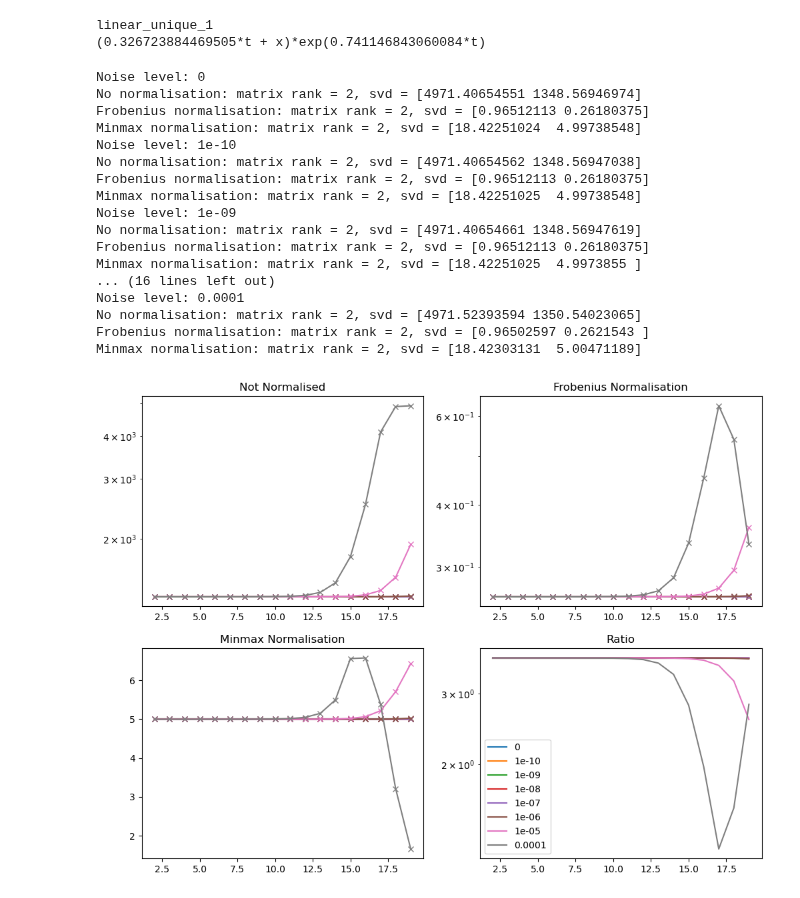
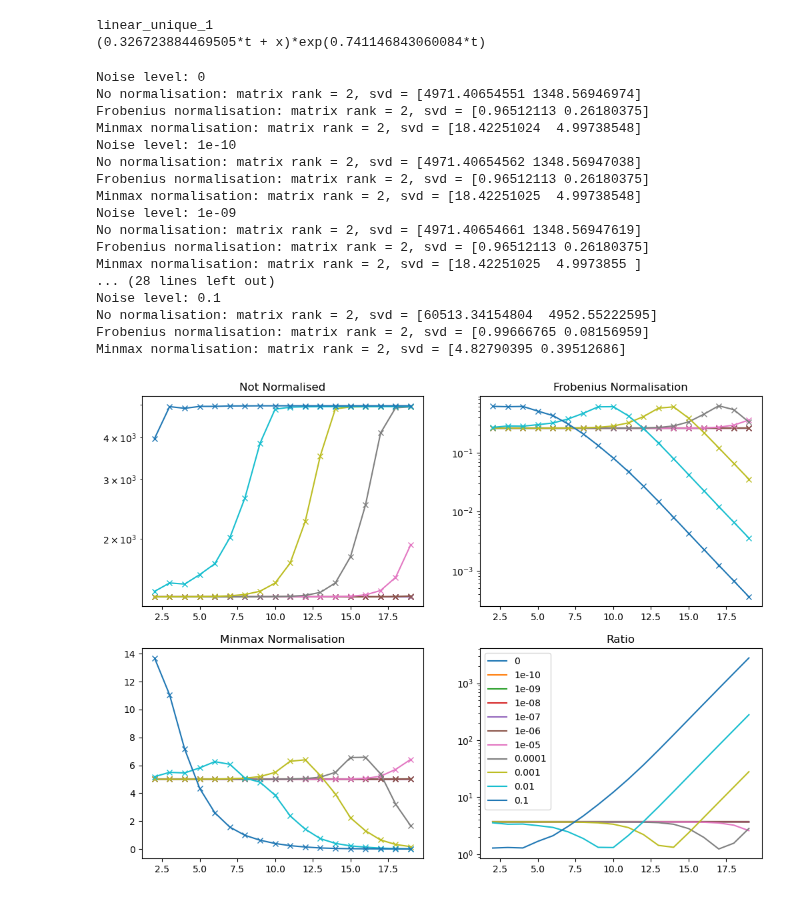
Before and after one commit to HillaryHauger/robust-identifiability-symbolic-recovery, a Jupyter notebook: My Experiments/Linear PDE Noise.ipynb, the cells around one changed output. Saved outputs shown, nothing was run; the diff lists cells and outputs as text; code cells hidden in the pictures.

```diff
--- a/My Experiments/Linear PDE Noise.ipynb
+++ b/My Experiments/Linear PDE Noise.ipynb
@@ -81,5 +60,5 @@ exp(1.7497654730547*t + x)
 # %%
-noise_levels = [0]+[10**(-10+i) for i in range(0,10)]
+noise_levels = [0]+[10**(-10+i) for i in range(0,9)]
 plt.figure(figsize=(12,9))
 plt.subplot(2,2,1)
 plt.title("Not Normalised")
@@ -117,7 +96,7 @@ for target_noise in noise_levels:
     plt.plot(range(2,m), distance_svs_noise_minmax,label=str(target_noise))
     plt.subplot(2,2,4)
     plt.plot(range(2,m), distance_svs_noise_ratio,label=str(target_noise))
-plt.yscale('log')
+    plt.yscale('log')
 plt.legend()
 plt.savefig("noise_levels")
 # %% [output]
@@ -161,7 +140,7 @@ dt=t[1]-t[0]
 linear_unique_1
 (0.326723884469505*t + x)*exp(0.741146843060084*t)
 # %%
-noise_levels = [0]+[10**(-10+i) for i in range(0,7)]
+noise_levels = [0]+[10**(-10+i) for i in range(0,10)]
 plt.figure(figsize=(12,9))
 plt.subplot(2,2,1)
 plt.title("Not Normalised")
@@ -189,36 +168,36 @@ for target_noise in noise_levels:
     print(f"Minmax normalisation: matrix rank = {matrix_rank(g_noise_minmax)}, svd = {svd(g_noise_minmax, compute_uv=False)}")
     #Calculate distances and plot
     distance_svs_noise_frobenius = compute_distance_svs(u_noise,dx,fd_orders=fd_orders,normalise=normalise_frobenius)
     distance_svs_noise_minmax = compute_distance_svs(u_noise,dx,fd_orders=fd_orders,normalise=normalise_minmax)
     distance_svs_noise_ratio = compute_ratio_svs(u_noise,dx,fd_orders=range(2,m))
     plt.subplot(2,2,1)
     plt.plot(fd_orders, distance_svs_noise,label=str(target_noise),marker='x')
     plt.subplot(2,2,2)
     plt.plot(fd_orders, distance_svs_noise_frobenius,label=str(target_noise),marker='x')
     plt.yscale('log')
     plt.subplot(2,2,3)
     plt.plot(fd_orders, distance_svs_noise_minmax,label=str(target_noise),marker='x')
     plt.subplot(2,2,4)
     plt.plot(range(2,m), distance_svs_noise_ratio,label=str(target_noise))
 plt.yscale('log')
 plt.legend()
 plt.savefig("noise_levels")
 # %% [output]
 Noise level: 0
 No normalisation: matrix rank = 2, svd = [4971.40654551 1348.56946974]
 Frobenius normalisation: matrix rank = 2, svd = [0.96512113 0.26180375]
 Minmax normalisation: matrix rank = 2, svd = [18.42251024  4.99738548]
 Noise level: 1e-10
 No normalisation: matrix rank = 2, svd = [4971.40654562 1348.56947038]
 Frobenius normalisation: matrix rank = 2, svd = [0.96512113 0.26180375]
 Minmax normalisation: matrix rank = 2, svd = [18.42251025  4.99738548]
 Noise level: 1e-09
 No normalisation: matrix rank = 2, svd = [4971.40654661 1348.56947619]
 Frobenius normalisation: matrix rank = 2, svd = [0.96512113 0.26180375]
 Minmax normalisation: matrix rank = 2, svd = [18.42251025  4.9973855 ]
-... (16 lines left out)
-Noise level: 0.0001
-No normalisation: matrix rank = 2, svd = [4971.52393594 1350.54023065]
-Frobenius normalisation: matrix rank = 2, svd = [0.96502597 0.2621543 ]
-Minmax normalisation: matrix rank = 2, svd = [18.42303131  5.00471189]
+... (28 lines left out)
+Noise level: 0.1
+No normalisation: matrix rank = 2, svd = [60513.34154804  4952.55222595]
+Frobenius normalisation: matrix rank = 2, svd = [0.99666765 0.08156959]
+Minmax normalisation: matrix rank = 2, svd = [4.82790395 0.39512686]
-[figure, old version]
+[figure, new version]
```
Also changed, not shown: parts of 4 cells of this notebook, 3 other files.
